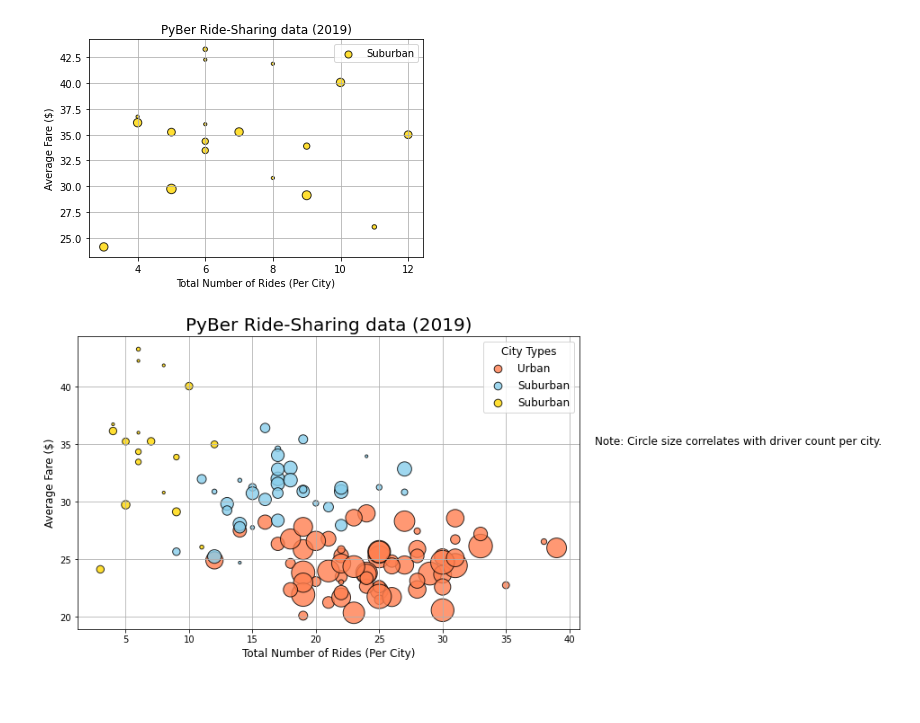
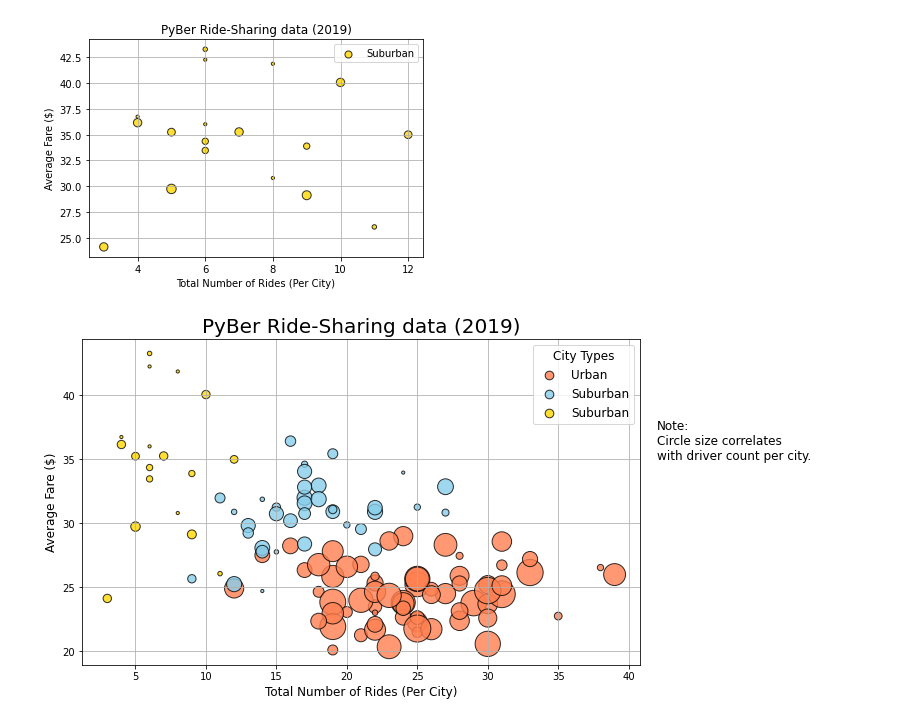
Before and after one commit to Ajsforlife/Pyber_Analysis, a Jupyter notebook: PyBer.ipynb, the cells around one changed output. Cells and saved outputs as stored; diff of their text form; code cells hidden in the pictures; blank space fills up the shorter version.

```diff
--- a/PyBer.ipynb
+++ b/PyBer.ipynb
@@ -277,32 +277,32 @@ plt.scatter(suburban_ride_count,
 
 
 plt.scatter(rural_ride_count,
             rural_avg_fare,
            s=rural_driver_count*10,
             color="gold",
            edgecolor = "black",
             alpha = .8,
            label = "Suburban",
            linewidths=1)
 
 #incorporate the other graph properties
 plt.title("PyBer Ride-Sharing data (2019)",fontsize=20)
 plt.xlabel("Total Number of Rides (Per City)",fontsize=12)
 plt.ylabel("Average Fare ($)",fontsize=12)
 plt.grid(True)
 
 #create a legend
 lgnd = plt.legend(fontsize="12",mode="expanded", scatterpoints=1,loc="best",title="City Types")
 lgnd.legendHandles[0]._sizes = [75]
 lgnd.legendHandles[1]._sizes = [75]
 lgnd.legendHandles[2]._sizes = [75]
 lgnd.get_title().set_fontsize(12)
 
 #incorporate a text label about circle size
-plt.text(42,35, "Note: Circle size correlates with driver count per city.", fontsize="12")
+plt.text(42,35, "Note:\nCircle size correlates\nwith driver count per city.", fontsize="12")
 
 #save the file
 plt.savefig("analysis/Fig1.png",dpi=300,bbox_inches="tight")
 plt.show()
 # %% [output]
-[figure, old version]
+[figure, new version]
```
Also changed, not shown: parts of 36 cells of this notebook.
